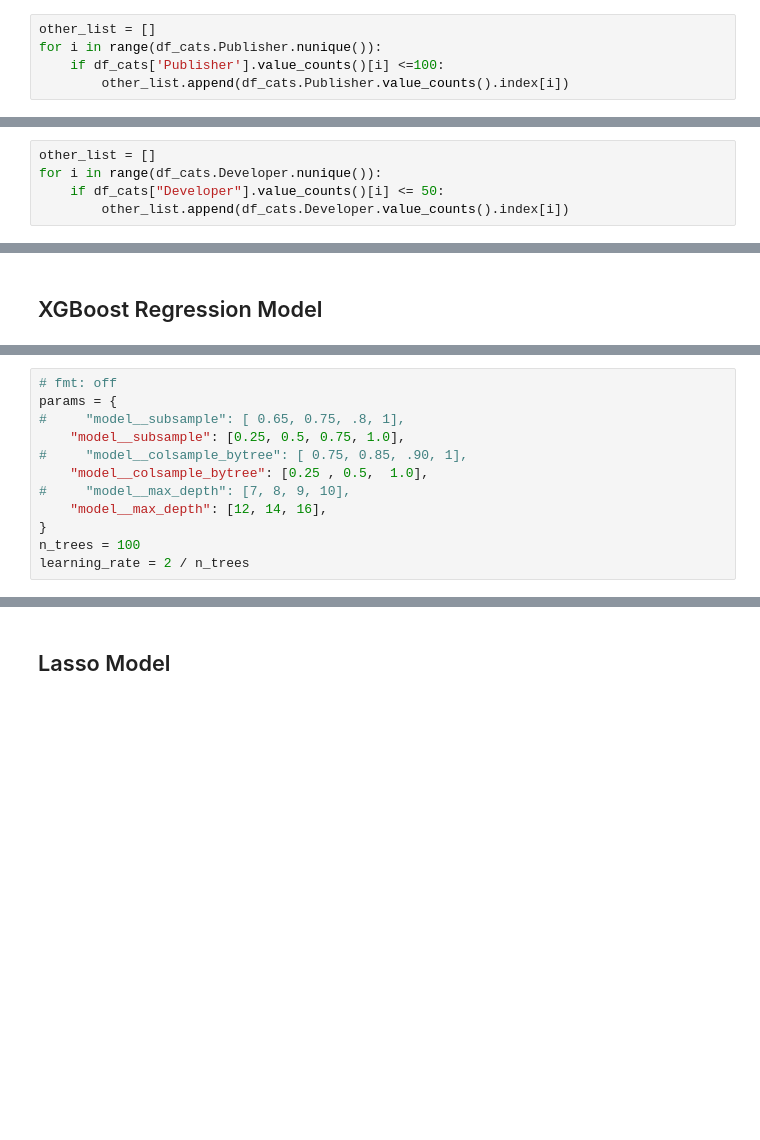
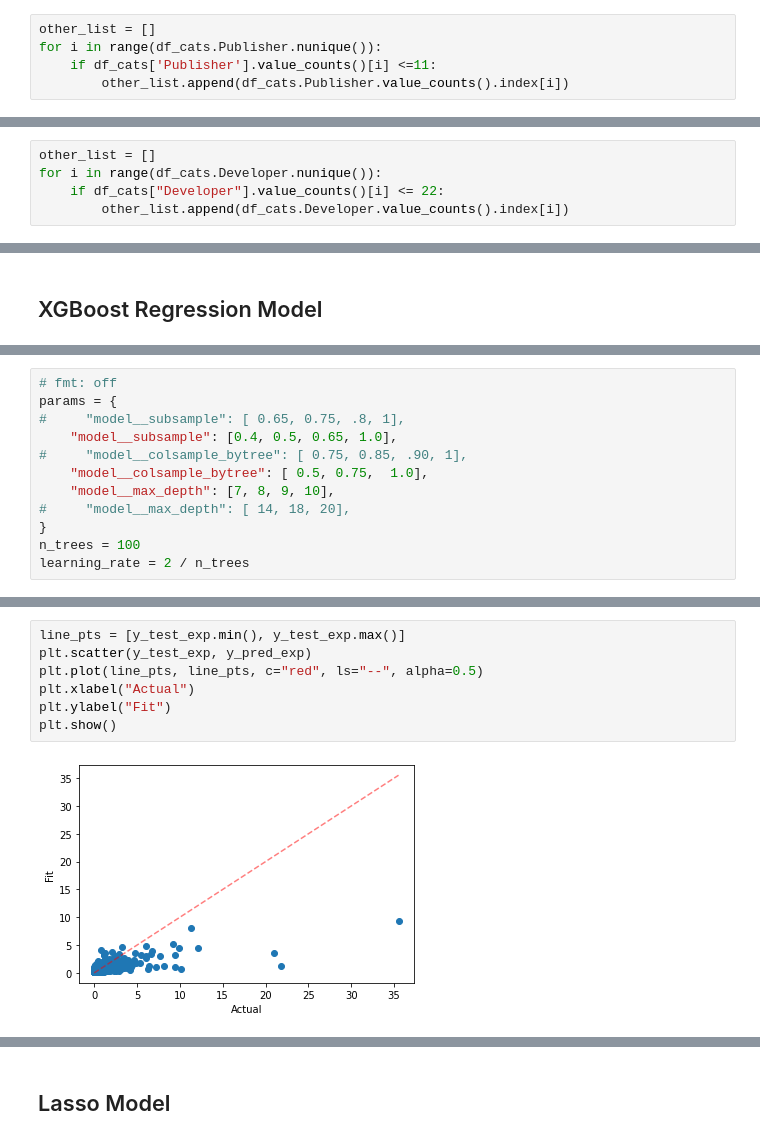
Before and after one commit to Ninjaneer1/VideoGameSalesPredictor, a Jupyter notebook: Video_Game_Sales_Predictor.ipynb, the cells around one changed output, grey strips where cells are left out. Cells and saved outputs as stored; diff of their text form; blank space fills up the shorter version.

```diff
--- a/Video_Game_Sales_Predictor.ipynb
+++ b/Video_Game_Sales_Predictor.ipynb
@@ -455,7 +454,7 @@ other_list
 # %%
 other_list = []
 for i in range(df_cats.Publisher.nunique()):
-    if df_cats['Publisher'].value_counts()[i] <=100:
+    if df_cats['Publisher'].value_counts()[i] <=11:
         other_list.append(df_cats.Publisher.value_counts().index[i])
 # %% [output]
 [interactive output not drawn]
@@ -504,7 +497,7 @@ plt.show()
 # %%
 other_list = []
 for i in range(df_cats.Developer.nunique()):
-    if df_cats["Developer"].value_counts()[i] <= 50:
+    if df_cats["Developer"].value_counts()[i] <= 22:
         other_list.append(df_cats.Developer.value_counts().index[i])
 # %% [output]
 [interactive output not drawn]
@@ -593,11 +605,11 @@ preprocessing = ColumnTransformer([
 # fmt: off
 params = {
 #     "model__subsample": [ 0.65, 0.75, .8, 1],
-    "model__subsample": [0.25, 0.5, 0.75, 1.0],
+    "model__subsample": [0.4, 0.5, 0.65, 1.0],
 #     "model__colsample_bytree": [ 0.75, 0.85, .90, 1],
-    "model__colsample_bytree": [0.25 , 0.5,  1.0],
-#     "model__max_depth": [7, 8, 9, 10],
-    "model__max_depth": [12, 14, 16],
+    "model__colsample_bytree": [ 0.5, 0.75,  1.0],
+    "model__max_depth": [7, 8, 9, 10],
+#     "model__max_depth": [ 14, 18, 20],
 }
 n_trees = 100
 learning_rate = 2 / n_trees
@@ -681,0 +694,9 @@ plt.show()
+# %%
+line_pts = [y_test_exp.min(), y_test_exp.max()]
+plt.scatter(y_test_exp, y_pred_exp)
+plt.plot(line_pts, line_pts, c="red", ls="--", alpha=0.5)
+plt.xlabel("Actual")
+plt.ylabel("Fit")
+plt.show()
+# %% [output]
+[figure, added]
```
Also changed, not shown: parts of 56 cells of this notebook, 1 other file.
